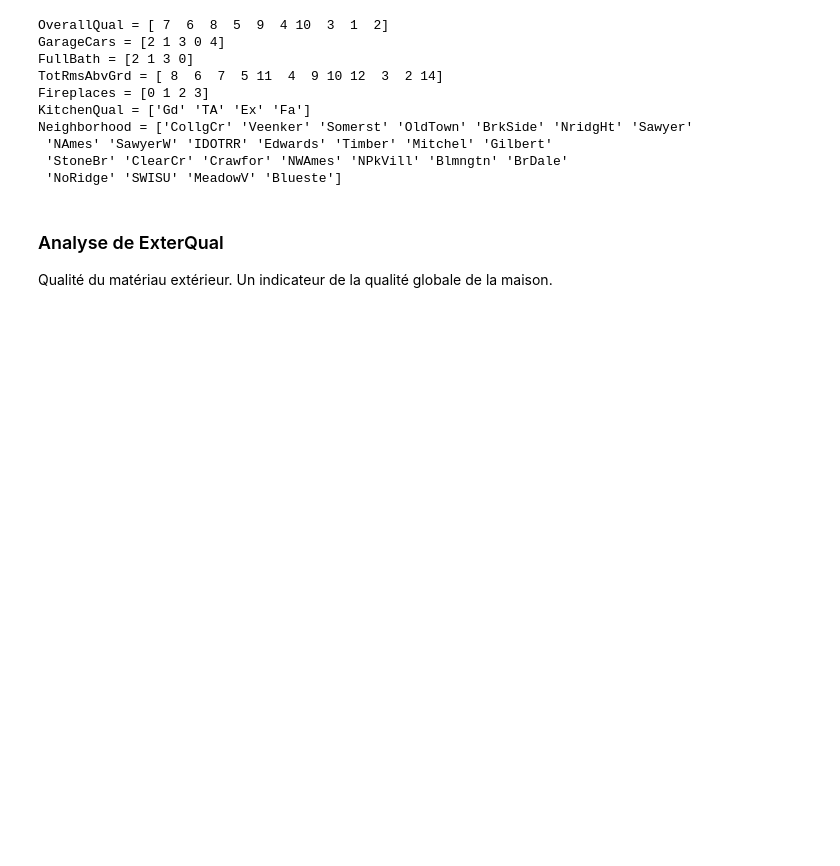
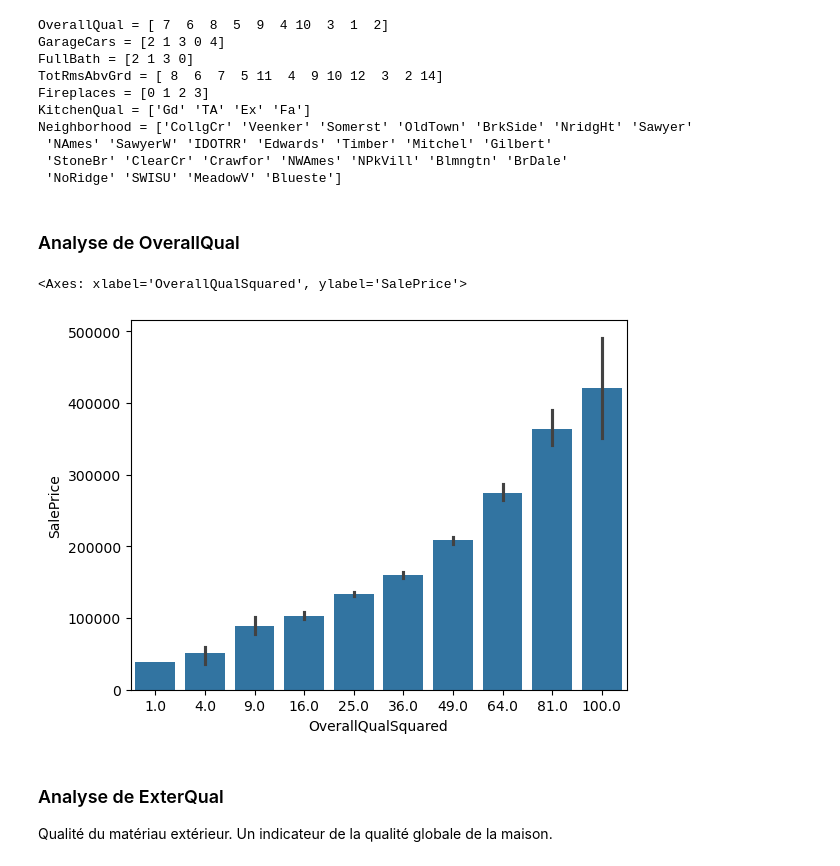
Before and after one commit to olivierbachard/mlpro-house-price-prediction, a Jupyter notebook: analysis.ipynb, the cells around one changed output. Saved outputs shown, nothing was run; the diff lists cells and outputs as text; code cells hidden in the pictures; blank space fills up the shorter version.

```diff
--- a/analysis.ipynb
+++ b/analysis.ipynb
@@ -92,6 +92,21 @@ Neighborhood = ['CollgCr' 'Veenker' 'Somerst' 'OldTown' 'BrkSide' 'NridgHt' 'Saw
  'NAmes' 'SawyerW' 'IDOTRR' 'Edwards' 'Timber' 'Mitchel' 'Gilbert'
  'StoneBr' 'ClearCr' 'Crawfor' 'NWAmes' 'NPkVill' 'Blmngtn' 'BrDale'
  'NoRidge' 'SWISU' 'MeadowV' 'Blueste']
+# %% [markdown]
+### Analyse de OverallQual
+# %%
+from sklearn.preprocessing import PolynomialFeatures
+
+
+#sns.barplot(df, x="OverallQual", y="SalePrice")
+
+polynomial_transform =  PolynomialFeatures(degree=2, include_bias=False)
+results = polynomial_transform.fit_transform(df[["OverallQual"]])
+df['OverallQualSquared'] = results["OverallQual^2"]
+sns.barplot(df, x="OverallQualSquared", y="SalePrice")
+# %% [output]
+<Axes: xlabel='OverallQualSquared', ylabel='SalePrice'>
+[figure, added]
 # %% [markdown]
 ### Analyse de ExterQual
 Qualité du matériau extérieur. Un indicateur de la qualité globale de la maison.
```
Also changed, not shown: parts of 8 cells of this notebook, 1 other file.
